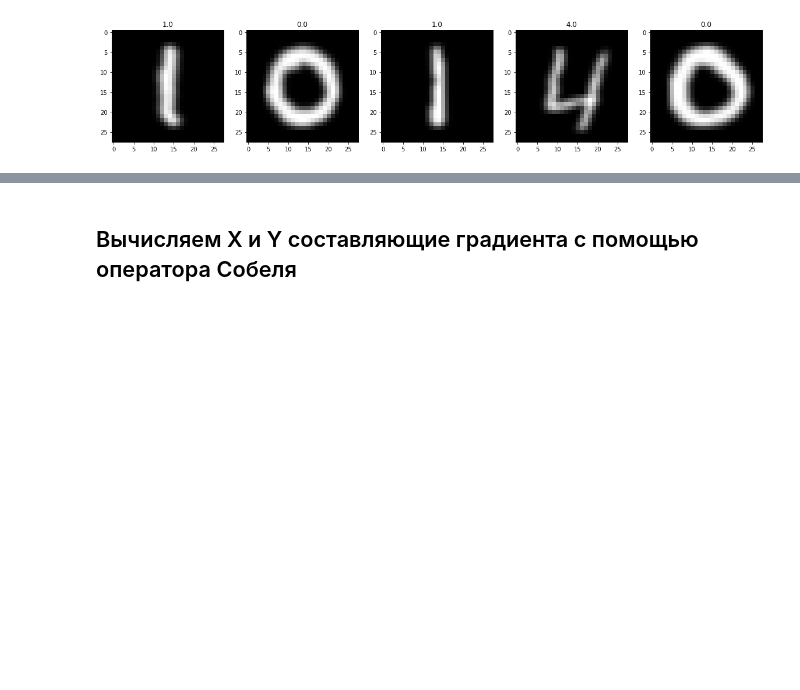
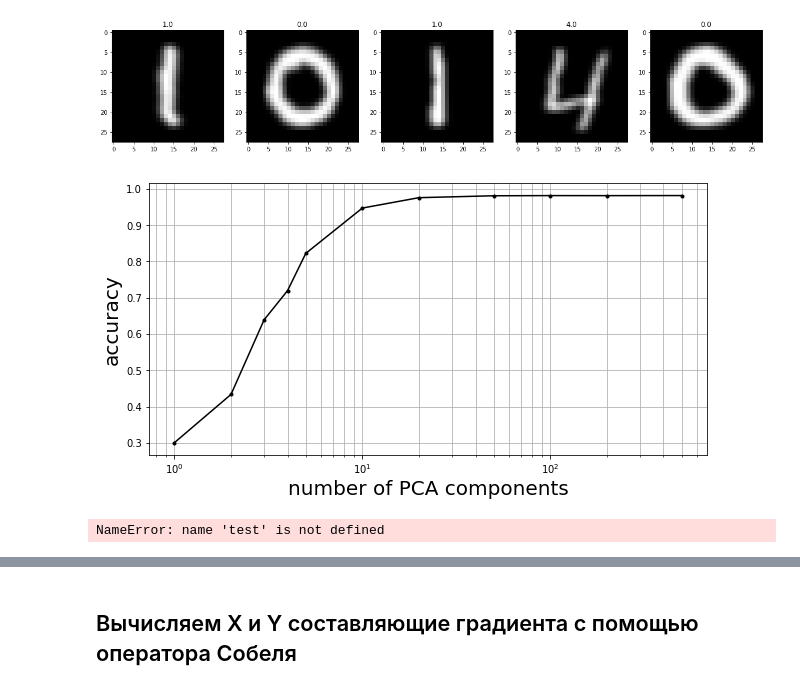
Before and after one commit to annakarpova1/ds-homeworks, a Jupyter notebook: 002-digit.ipynb, the cells around one changed output, grey strips where cells are left out. Saved outputs shown, nothing was run; the diff lists cells and outputs as text; code cells hidden in the pictures; blank space fills up the shorter version.

```diff
--- a/002-digit.ipynb
+++ b/002-digit.ipynb
@@ -84,3 +97,5 @@ def evaluate_classifier(clf, data, target, split_ratio):
     trainX, testX, trainY, testY = train_test_split(data, target, train_size=split_ratio, random_state=0)
     clf.fit(trainX, trainY)
     return clf.score(testX,testY)
+# %%
+train_img_flatten=train_img.reshape(42000,-1)
@@ -91,15 +108,29 @@ score_array = np.zeros(len(n_components_array))
 
 
 for i, n_components in enumerate(n_components_array):
-    pca = PCA(n_component=n_components)
-    pca.fit(train_img)
-    transform = pca.transform(train_img)
-    score_array[i] = evaluate_classifier(clf, transform, train_label, 0.8)
+    pca = PCA(n_components=n_components)
+    pca.fit(train_img_flatten)
+    transform = pca.transform(train_img_flatten)
+    score_array[i] = evaluate_classifier(clf, transform, train_label.tolist(), 0.8)
 # %%
-figure(figsize(20,10))
-plot(n_components_array,score_array,'k.-')
-xscale('log')
-xlabel("number of PCA components", size=20)
-ylabel("accuracy", size=20)
-grid(which="both")
+plt.figure(figsize=(10,5))
+plt.plot(n_components_array,score_array,'k.-')
+plt.xscale('log')
+plt.xlabel("number of PCA components", size=20)
+plt.ylabel("accuracy", size=20)
+plt.grid(which="both")
+# %% [output]
+[figure, added]
+# %%
+pca = PCA(n_components=50)
+pca.fit(train_img_flatten)
+transform_train = pca.transform(train_img_flatten)
+transform_test = pca.transform(test_img_flatten)
+
+clf = KNeighborsClassifier()
+clf.fit(transform_train,train_label)
+train_predictions=clf.predict(transform_train)
+results=clf.predict(transform_test)
+# %% [output]
+NameError: name 'test' is not defined
 # %%
```
Also changed, not shown: parts of 40 cells of this notebook.
